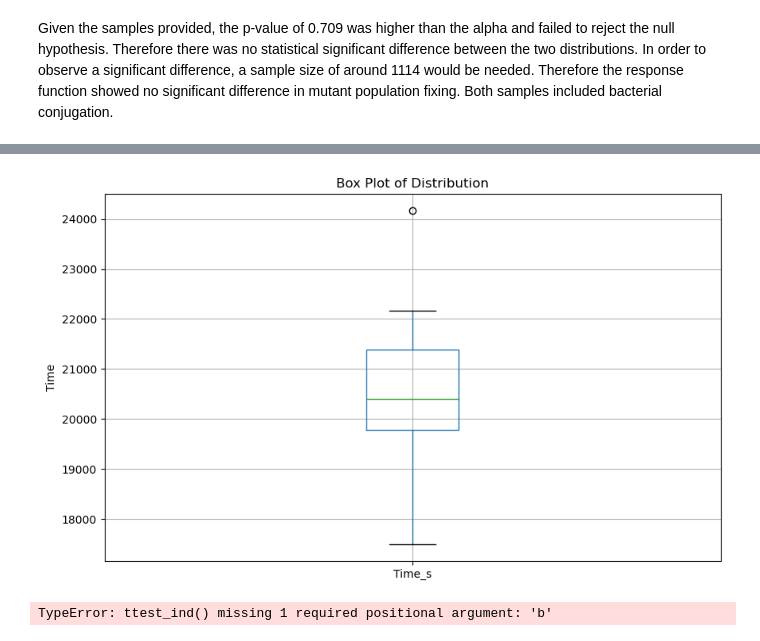
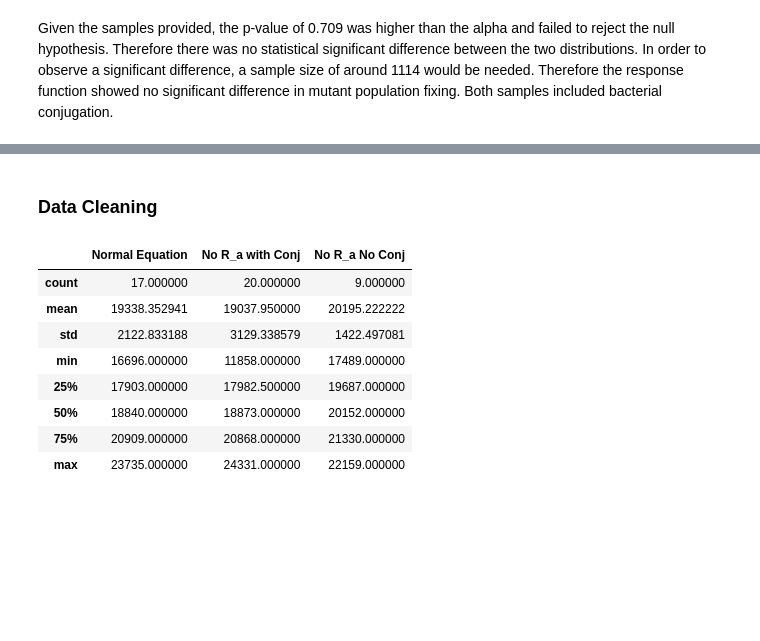
Before and after one commit to Frood-for-Thought/Bac_Evol_SSA, a Jupyter notebook: Experiment 1/Analysis.ipynb, the cells around one changed output, grey strips where cells are left out. Drawn from its saved outputs; the diff is of its cells as text; code cells hidden in the pictures; blank space fills up the shorter version.

```diff
--- a/Experiment 1/Analysis.ipynb
+++ b/Experiment 1/Analysis.ipynb
@@ -99,26 +104,26 @@ no_ra_no_conj_df.head()
-# %%
-# Step 1: Visualize the Data
-plt.figure(figsize=(10, 6))
-no_ra_no_conj_df[['Time_s']].boxplot()
-plt.title('Box Plot of Distribution')
-plt.ylabel('Time')
-plt.show()
-
-# Step 2: Descriptive Statistics
-mean_no_Ra_no_conj = no_ra_no_conj_df['Time_s'].mean()
-std_no_Ra_no_conj = no_ra_no_conj_df['Time_s'].std()
-
-descriptive_stats = pd.DataFrame({
-    'Mean': [mean_no_Ra_no_conj],
-    'Standard Deviation': [std_no_Ra_no_conj]
-}, index=['No R_a No Conjugation'])
-
-# Step 3: Statistical Test
-t_stat, p_value = ttest_ind(no_ra_no_conj_df['Time_s'])
-
-print(descriptive_stats)
-print(f"t-stat = {t_stat}")
-print(f"p value = {p_value}")
-# %% [output]
-[figure, removed]
-TypeError: ttest_ind() missing 1 required positional argument: 'b'
+# %% [markdown]
+### Data Cleaning
+# %%
+# Removing Outliers
+def remove_outliers(df, column):
+    Q1 = df[column].quantile(0.25)
+    Q3 = df[column].quantile(0.75)
+    IQR = Q3 - Q1
+    lower_bound = Q1 - 1.5 * IQR
+    upper_bound = Q3 + 1.5 * IQR
+    return df[(df[column] >= lower_bound) & (df[column] <= upper_bound)]
+# Remove outliers
+df_cleaned = df.copy()
+df_cleaned['Normal Equation'] = remove_outliers(df, 'Normal Equation')['Normal Equation']
+df_cleaned['No R_a No Conj'] = remove_outliers(df, 'No R_a No Conj')['No R_a No Conj']
+df_cleaned.describe()
+# %% [output]
+|  | Normal Equation | No R_a with Conj | No R_a No Conj |
+| count | 17.000000 | 20.000000 | 9.000000 |
+| mean | 19338.352941 | 19037.950000 | 20195.222222 |
+| std | 2122.833188 | 3129.338579 | 1422.497081 |
+| min | 16696.000000 | 11858.000000 | 17489.000000 |
+| 25% | 17903.000000 | 17982.500000 | 19687.000000 |
+| 50% | 18840.000000 | 18873.000000 | 20152.000000 |
+| 75% | 20909.000000 | 20868.000000 | 21330.000000 |
+| max | 23735.000000 | 24331.000000 | 22159.000000 |
```
Also changed, not shown: parts of 8 cells of this notebook.
